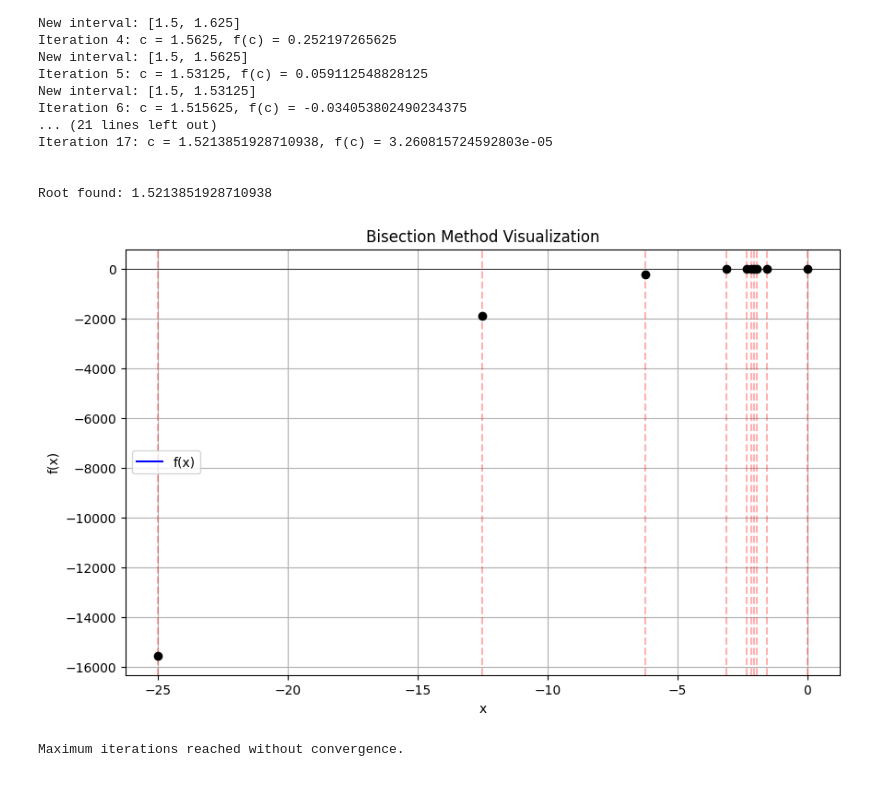
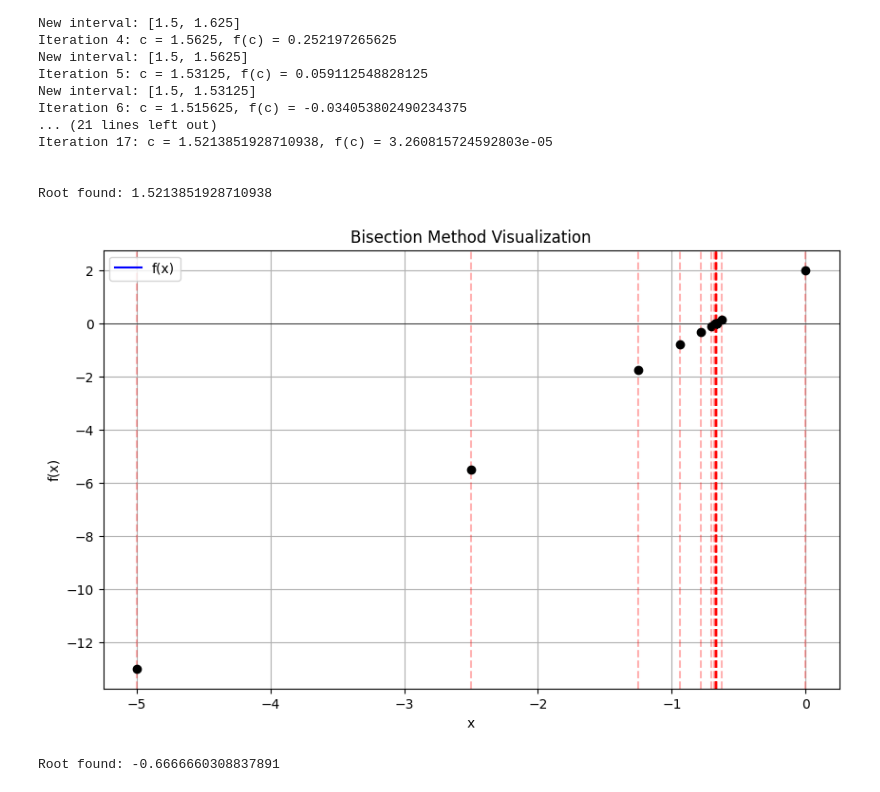
Before and after one commit to nyanko3434/Year-2_Part-II_Numerical_Method_Lab, a Jupyter notebook: Lab1/bisectionMethod.ipynb, the cells around one changed output. Drawn from its saved outputs; the diff is of its cells as text; code cells hidden in the pictures.

```diff
--- a/Lab1/bisectionMethod.ipynb
+++ b/Lab1/bisectionMethod.ipynb
@@ -121,11 +119,11 @@ Root found: 1.5213851928710938
 # %%
 function_variable = func_three
 try:
-    root = bisection(function_variable, -50, 50, max_iter=10)
+    root = bisection(function_variable, -10, 10)
     print(f"\n\nRoot found: {root}\n\n")
 except ValueError as e:
     print(e)
 # %% [output]
-[figure, old version]
+[figure, new version]
-Maximum iterations reached without convergence.
+Root found: -0.6666660308837891
 # %%
```
Also changed, not shown: parts of 2 cells of this notebook, 1 other file.
